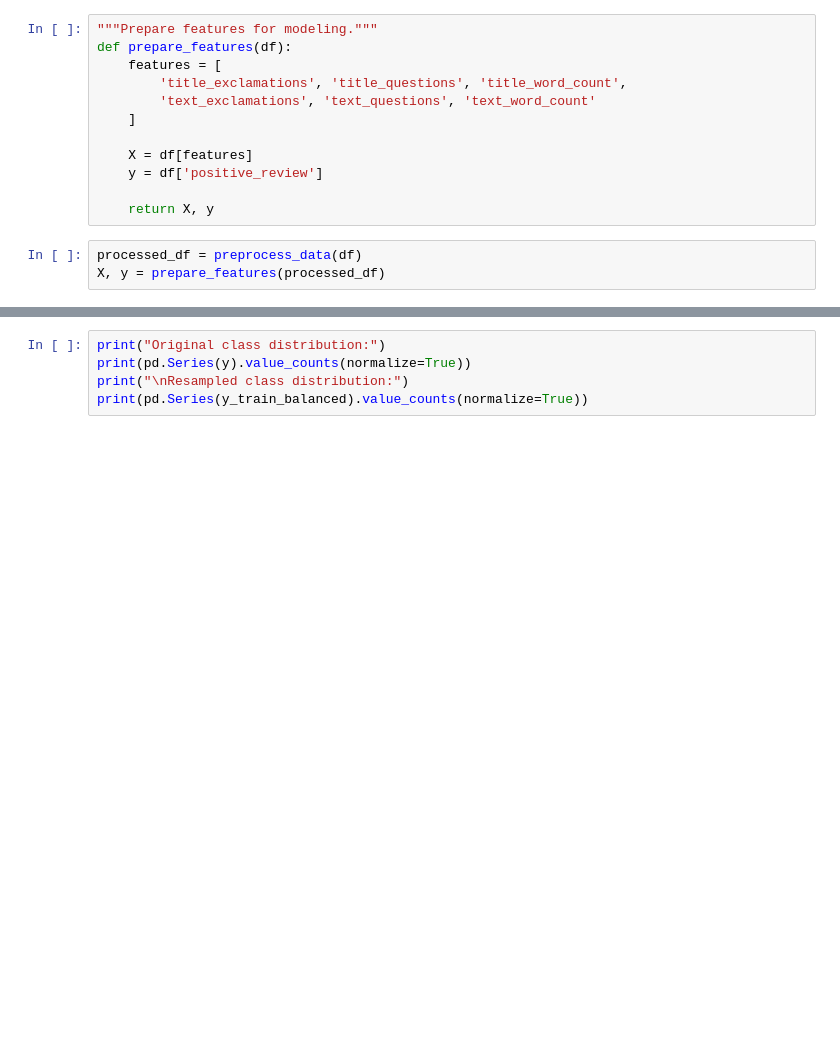
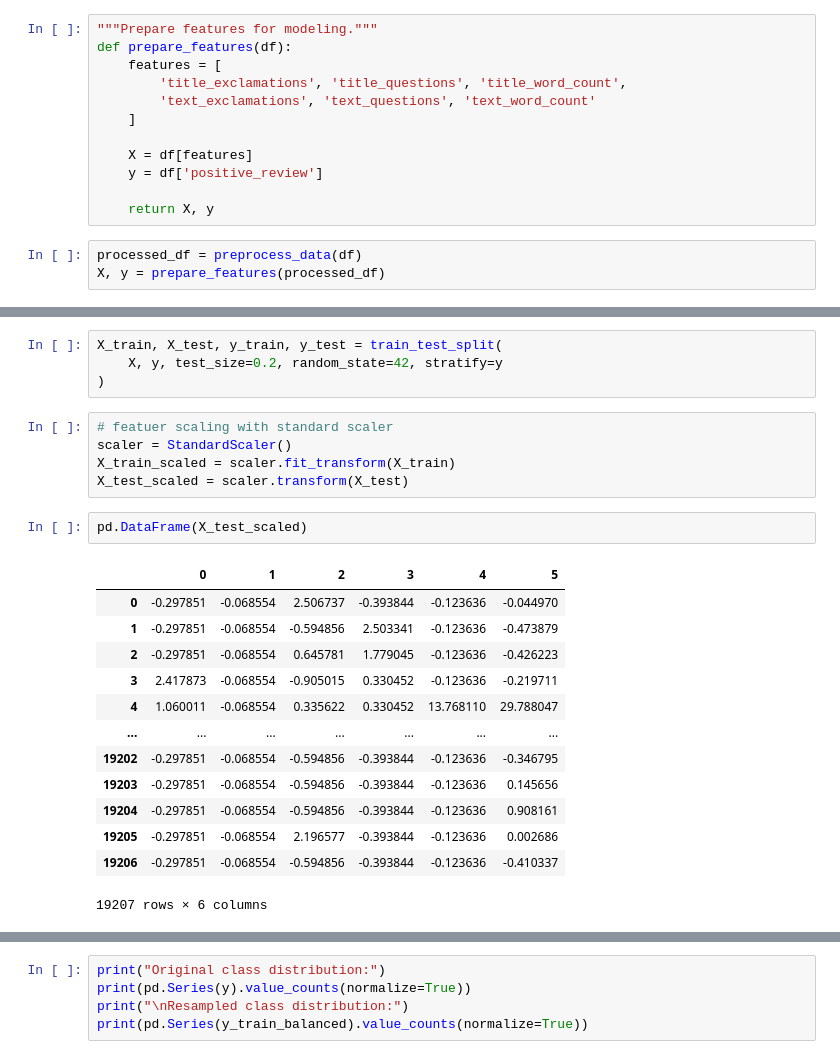
Before and after one commit to EddieJ03/Amazon-Reviews-Project, a Jupyter notebook: DataCleaning.ipynb, the cells around one changed output, grey strips where cells are left out. Drawn from its saved outputs; the diff is of its cells as text; blank space fills up the shorter version.

Commit message:
see train and test data more

```diff
--- a/DataCleaning.ipynb
+++ b/DataCleaning.ipynb
@@ -252,0 +300,25 @@ X, y = prepare_features(processed_df)
+# %%
+X_train, X_test, y_train, y_test = train_test_split(
+    X, y, test_size=0.2, random_state=42, stratify=y
+)
+# %%
+# featuer scaling with standard scaler
+scaler = StandardScaler()
+X_train_scaled = scaler.fit_transform(X_train)
+X_test_scaled = scaler.transform(X_test)
+# %%
+pd.DataFrame(X_test_scaled)
+# %% [output]
+|  | 0 | 1 | 2 | 3 | 4 | 5 |
+| 0 | -0.297851 | -0.068554 | 2.506737 | -0.393844 | -0.123636 | -0.044970 |
+| 1 | -0.297851 | -0.068554 | -0.594856 | 2.503341 | -0.123636 | -0.473879 |
+| 2 | -0.297851 | -0.068554 | 0.645781 | 1.779045 | -0.123636 | -0.426223 |
+| 3 | 2.417873 | -0.068554 | -0.905015 | 0.330452 | -0.123636 | -0.219711 |
+| 4 | 1.060011 | -0.068554 | 0.335622 | 0.330452 | 13.768110 | 29.788047 |
+| ... | ... | ... | ... | ... | ... | ... |
+| 19202 | -0.297851 | -0.068554 | -0.594856 | -0.393844 | -0.123636 | -0.346795 |
+| 19203 | -0.297851 | -0.068554 | -0.594856 | -0.393844 | -0.123636 | 0.145656 |
+| 19204 | -0.297851 | -0.068554 | -0.594856 | -0.393844 | -0.123636 | 0.908161 |
+| 19205 | -0.297851 | -0.068554 | 2.196577 | -0.393844 | -0.123636 | 0.002686 |
+| 19206 | -0.297851 | -0.068554 | -0.594856 | -0.393844 | -0.123636 | -0.410337 |
+19207 rows × 6 columns
```
Also changed, not shown: parts of 7 cells of this notebook.
